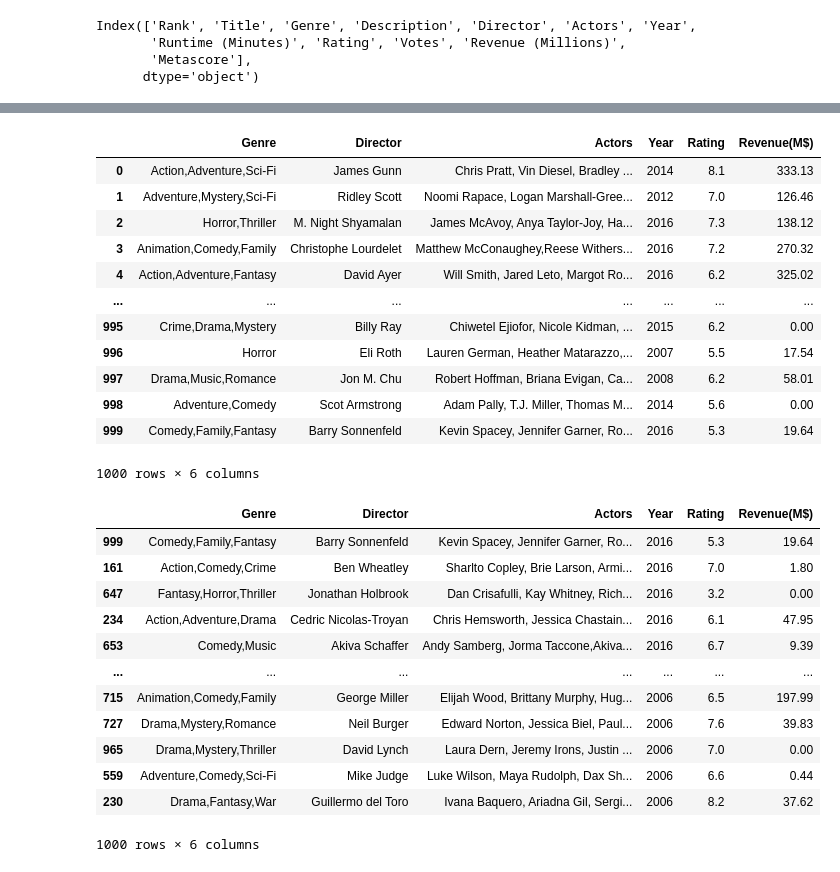
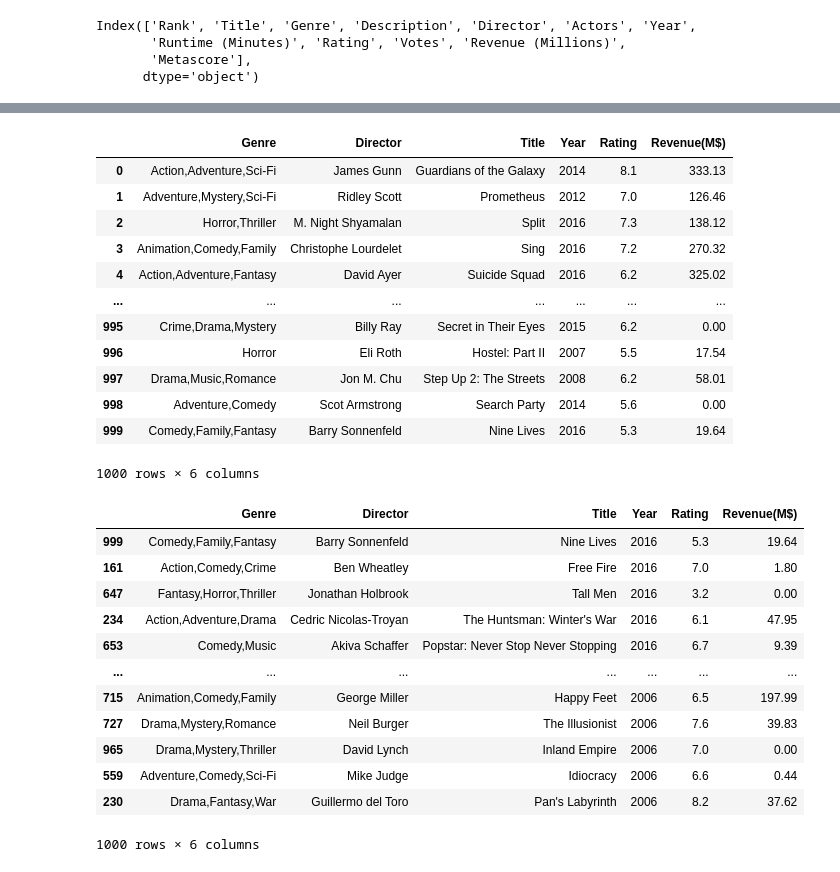
Before and after one commit to l-bar22/Movies_, a Jupyter notebook: Movies_critics.ipynb, the cells around one changed output, grey strips where cells are left out. Saved outputs shown, nothing was run; the diff lists cells and outputs as text; code cells hidden in the pictures.

```diff
--- a/Movies_critics.ipynb
+++ b/Movies_critics.ipynb
@@ -88,6 +93,6 @@ Index(['Rank', 'Title', 'Genre', 'Description', 'Director', 'Actors', 'Year',
        'Metascore'],
       dtype='object')
 # %%
-data1=data[['Genre','Director','Actors','Year','Rating','Revenue (Millions)']]
+data1=data[['Genre','Director','Title','Year','Rating','Revenue (Millions)']]
 data1
 # %% [output]
@@ -125,32 +130,33 @@ data1
 data1['Revenue(M$)'].fillna(0, inplace=True)
 data1
 # %% [output]
-|  | Genre | Director | Actors | Year | Rating | Revenue(M$) |
-| 0 | Action,Adventure,Sci-Fi | James Gunn | Chris Pratt, Vin Diesel, Bradley ... | 2014 | 8.1 | 333.13 |
-| 1 | Adventure,Mystery,Sci-Fi | Ridley Scott | Noomi Rapace, Logan Marshall-Gree... | 2012 | 7.0 | 126.46 |
-| 2 | Horror,Thriller | M. Night Shyamalan | James McAvoy, Anya Taylor-Joy, Ha... | 2016 | 7.3 | 138.12 |
-| 3 | Animation,Comedy,Family | Christophe Lourdelet | Matthew McConaughey,Reese Withers... | 2016 | 7.2 | 270.32 |
-| 4 | Action,Adventure,Fantasy | David Ayer | Will Smith, Jared Leto, Margot Ro... | 2016 | 6.2 | 325.02 |
+|  | Genre | Director | Title | Year | Rating | Revenue(M$) |
+| 0 | Action,Adventure,Sci-Fi | James Gunn | Guardians of the Galaxy | 2014 | 8.1 | 333.13 |
+| 1 | Adventure,Mystery,Sci-Fi | Ridley Scott | Prometheus | 2012 | 7.0 | 126.46 |
+| 2 | Horror,Thriller | M. Night Shyamalan | Split | 2016 | 7.3 | 138.12 |
+| 3 | Animation,Comedy,Family | Christophe Lourdelet | Sing | 2016 | 7.2 | 270.32 |
+| 4 | Action,Adventure,Fantasy | David Ayer | Suicide Squad | 2016 | 6.2 | 325.02 |
 | ... | ... | ... | ... | ... | ... | ... |
-| 995 | Crime,Drama,Mystery | Billy Ray | Chiwetel Ejiofor, Nicole Kidman, ... | 2015 | 6.2 | 0.00 |
-| 996 | Horror | Eli Roth | Lauren German, Heather Matarazzo,... | 2007 | 5.5 | 17.54 |
-| 997 | Drama,Music,Romance | Jon M. Chu | Robert Hoffman, Briana Evigan, Ca... | 2008 | 6.2 | 58.01 |
-| 998 | Adventure,Comedy | Scot Armstrong | Adam Pally, T.J. Miller, Thomas M... | 2014 | 5.6 | 0.00 |
-| 999 | Comedy,Family,Fantasy | Barry Sonnenfeld | Kevin Spacey, Jennifer Garner, Ro... | 2016 | 5.3 | 19.64 |
+| 995 | Crime,Drama,Mystery | Billy Ray | Secret in Their Eyes | 2015 | 6.2 | 0.00 |
+| 996 | Horror | Eli Roth | Hostel: Part II | 2007 | 5.5 | 17.54 |
+| 997 | Drama,Music,Romance | Jon M. Chu | Step Up 2: The Streets | 2008 | 6.2 | 58.01 |
+| 998 | Adventure,Comedy | Scot Armstrong | Search Party | 2014 | 5.6 | 0.00 |
+| 999 | Comedy,Family,Fantasy | Barry Sonnenfeld | Nine Lives | 2016 | 5.3 | 19.64 |
 1000 rows × 6 columns
 # %%
-data1.sort_values(by=['Year'], ascending=False)
+data1.sort_values(by=['Year'], ascending=False,inplace=True)
+data1
 # %% [output]
-|  | Genre | Director | Actors | Year | Rating | Revenue(M$) |
-| 999 | Comedy,Family,Fantasy | Barry Sonnenfeld | Kevin Spacey, Jennifer Garner, Ro... | 2016 | 5.3 | 19.64 |
-| 161 | Action,Comedy,Crime | Ben Wheatley | Sharlto Copley, Brie Larson, Armi... | 2016 | 7.0 | 1.80 |
-| 647 | Fantasy,Horror,Thriller | Jonathan Holbrook | Dan Crisafulli, Kay Whitney, Rich... | 2016 | 3.2 | 0.00 |
-| 234 | Action,Adventure,Drama | Cedric Nicolas-Troyan | Chris Hemsworth, Jessica Chastain... | 2016 | 6.1 | 47.95 |
-| 653 | Comedy,Music | Akiva Schaffer | Andy Samberg, Jorma Taccone,Akiva... | 2016 | 6.7 | 9.39 |
+|  | Genre | Director | Title | Year | Rating | Revenue(M$) |
+| 999 | Comedy,Family,Fantasy | Barry Sonnenfeld | Nine Lives | 2016 | 5.3 | 19.64 |
+| 161 | Action,Comedy,Crime | Ben Wheatley | Free Fire | 2016 | 7.0 | 1.80 |
+| 647 | Fantasy,Horror,Thriller | Jonathan Holbrook | Tall Men | 2016 | 3.2 | 0.00 |
+| 234 | Action,Adventure,Drama | Cedric Nicolas-Troyan | The Huntsman: Winter's War | 2016 | 6.1 | 47.95 |
+| 653 | Comedy,Music | Akiva Schaffer | Popstar: Never Stop Never Stopping | 2016 | 6.7 | 9.39 |
 | ... | ... | ... | ... | ... | ... | ... |
-| 715 | Animation,Comedy,Family | George Miller | Elijah Wood, Brittany Murphy, Hug... | 2006 | 6.5 | 197.99 |
-| 727 | Drama,Mystery,Romance | Neil Burger | Edward Norton, Jessica Biel, Paul... | 2006 | 7.6 | 39.83 |
-| 965 | Drama,Mystery,Thriller | David Lynch | Laura Dern, Jeremy Irons, Justin ... | 2006 | 7.0 | 0.00 |
-| 559 | Adventure,Comedy,Sci-Fi | Mike Judge | Luke Wilson, Maya Rudolph, Dax Sh... | 2006 | 6.6 | 0.44 |
-| 230 | Drama,Fantasy,War | Guillermo del Toro | Ivana Baquero, Ariadna Gil, Sergi... | 2006 | 8.2 | 37.62 |
+| 715 | Animation,Comedy,Family | George Miller | Happy Feet | 2006 | 6.5 | 197.99 |
+| 727 | Drama,Mystery,Romance | Neil Burger | The Illusionist | 2006 | 7.6 | 39.83 |
+| 965 | Drama,Mystery,Thriller | David Lynch | Inland Empire | 2006 | 7.0 | 0.00 |
+| 559 | Adventure,Comedy,Sci-Fi | Mike Judge | Idiocracy | 2006 | 6.6 | 0.44 |
+| 230 | Drama,Fantasy,War | Guillermo del Toro | Pan's Labyrinth | 2006 | 8.2 | 37.62 |
 1000 rows × 6 columns
```
Also changed, not shown: parts of 11 cells of this notebook, 1 other file.
